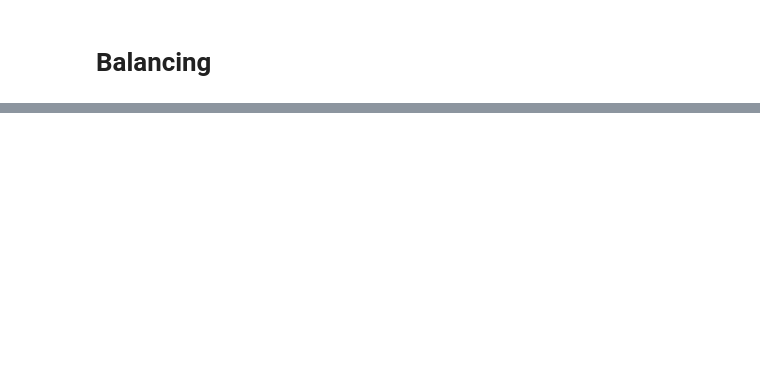
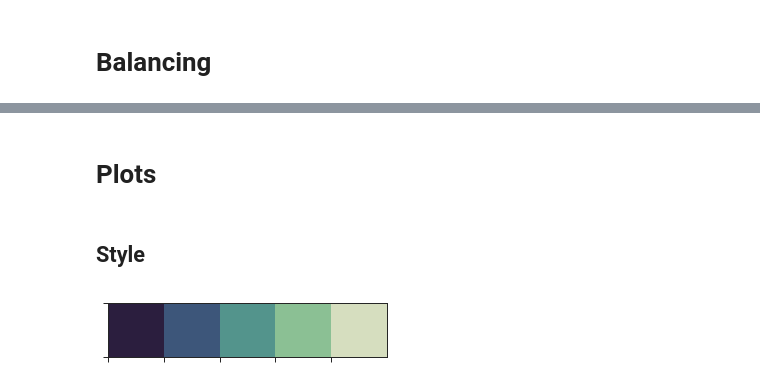
Before and after one commit to indyfree/FleetSim, a Jupyter notebook: notebooks/07-Results.ipynb, the cells around one changed output, grey strips where cells are left out. Saved outputs shown, nothing was run; the diff lists cells and outputs as text; code cells hidden in the pictures; blank space fills up the shorter version.

```diff
--- a/notebooks/07-Results.ipynb
+++ b/notebooks/07-Results.ipynb
@@ -121,0 +72,19 @@ sns.violinplot(x="hour", y="ev_vpp", data=df, ax=ax2);
+# %% [markdown]
+# Plots
+# %% [markdown]
+## Style
+# %%
+sns.set(rc={'figure.figsize':(10,6)})
+
+sns.set_context("paper")
+
+sns.set_style("white")
+sns.set_style("ticks")
+
+
+palette = sns.cubehelix_palette(5, start=.5, rot=-.75, reverse=True)
+sns.set_palette(palette)
+
+sns.palplot(palette)
+# %% [output]
+[figure, added]
```
Also changed, not shown: parts of 24 cells of this notebook, 3 other files.
